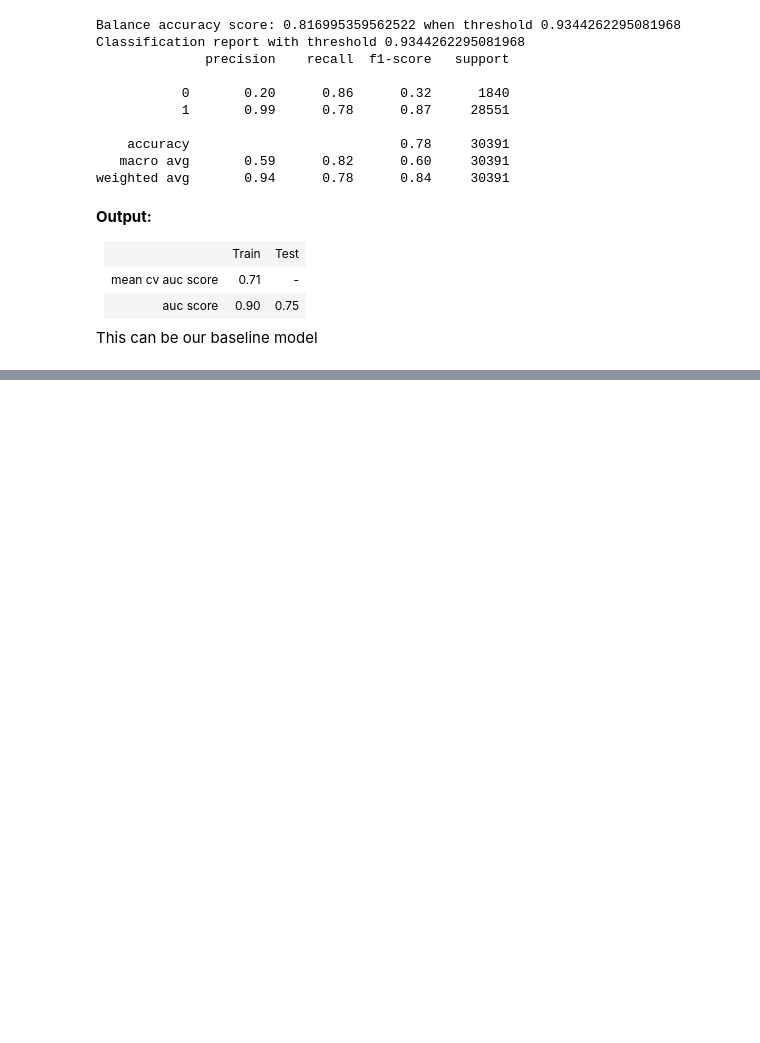
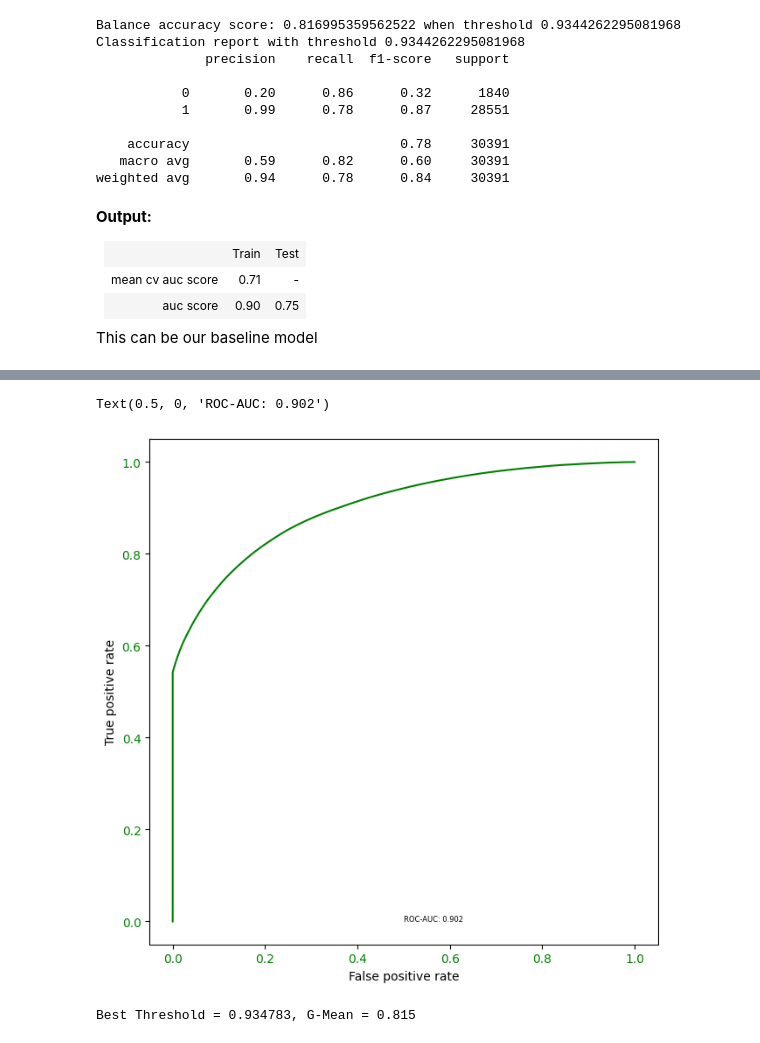
Before and after one commit to SmithaUpadhyaya/employee_access_resource_classifier, a Jupyter notebook: notebooks/training.ipynb, the cells around one changed output, grey strips where cells are left out. Cells and saved outputs as stored; diff of their text form; code cells hidden in the pictures; blank space fills up the shorter version.

```diff
--- a/notebooks/training.ipynb
+++ b/notebooks/training.ipynb
@@ -232,0 +280,39 @@ This can be our baseline model
+# %%
+Y_predictions_by_class = model_obj.predict(train).astype(float) #Return 2d numpy array which is the probaility for each class label
+Y = train['ACTION'].astype(float)
+# %%
+auc_curve = roc_auc_score(Y, Y_predictions_by_class[:,1])
+fpr, tpr, thresholds = roc_curve(Y, Y_predictions_by_class[:,1])
+
+roc_auc_curve_df = pd.DataFrame()
+roc_auc_curve_df['false_positive_rates'] = fpr
+roc_auc_curve_df['true_positive_rates'] = tpr
+roc_auc_curve_df['thresholds'] = thresholds
+
+roc_auc_curve_df.sort_values(by = 'true_positive_rates', ascending = False, inplace = True)
+fig, ax = plt.subplots(figsize = (7.5, 7.5))
+ax.plot(roc_auc_curve_df['false_positive_rates'], roc_auc_curve_df['true_positive_rates'],  color = 'green', label = 'ROC Curve') #, marker = 'o'
+
+ax.tick_params(axis = 'both', labelcolor = 'green')
+ax.set_xlabel('False positive rate')
+ax.set_ylabel('True positive rate')
+label_str = str.format('ROC-AUC: {0}',  round(auc_curve, 3))
+ax.text(0.5, 0, label_str, fontsize = 6)
+# %% [output]
+Text(0.5, 0, 'ROC-AUC: 0.902')
+[figure, added]
+# %%
+# calculate the g-mean for each threshold
+gmeans = np.sqrt(tpr * (1-fpr))
+
+# locate the index of the largest g-mean
+ix = np.argmax(gmeans)
+print('Best Threshold = %f, G-Mean = %.3f' % (thresholds[ix], gmeans[ix]))
+
+#Y_pred = Y_predictions_by_class.argmax(-1)
+#1.0 if Y_predictions_by_class[:,1] > 0.9 else 0.0
+threshold = thresholds[ix]
+Y = np.array(Y).astype(int)
+Y_pred = (Y_predictions_by_class[:,1] > threshold).astype(int)
+# %% [output]
+Best Threshold = 0.934783, G-Mean = 0.815
```
Also changed, not shown: parts of 8 cells of this notebook, 4 other files.
